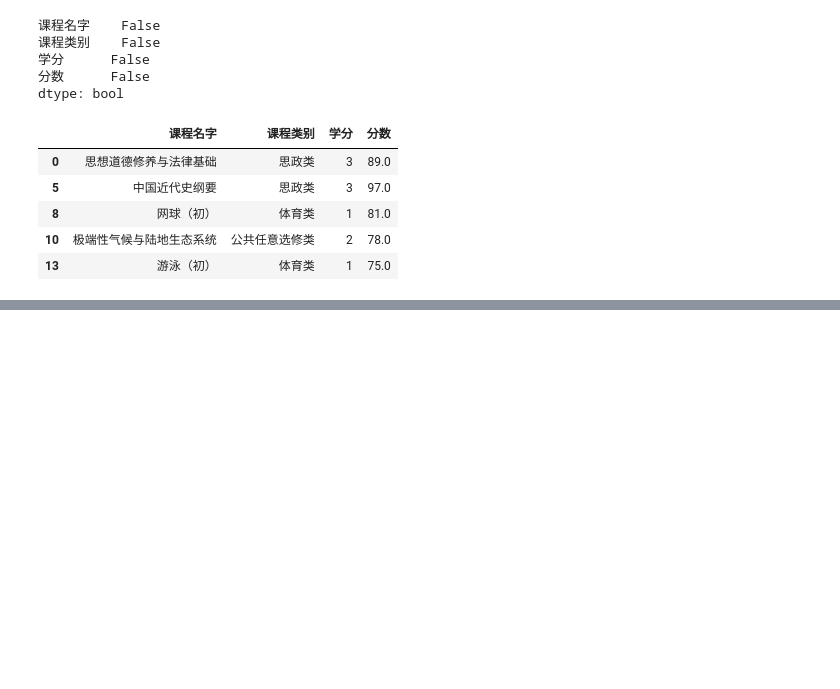
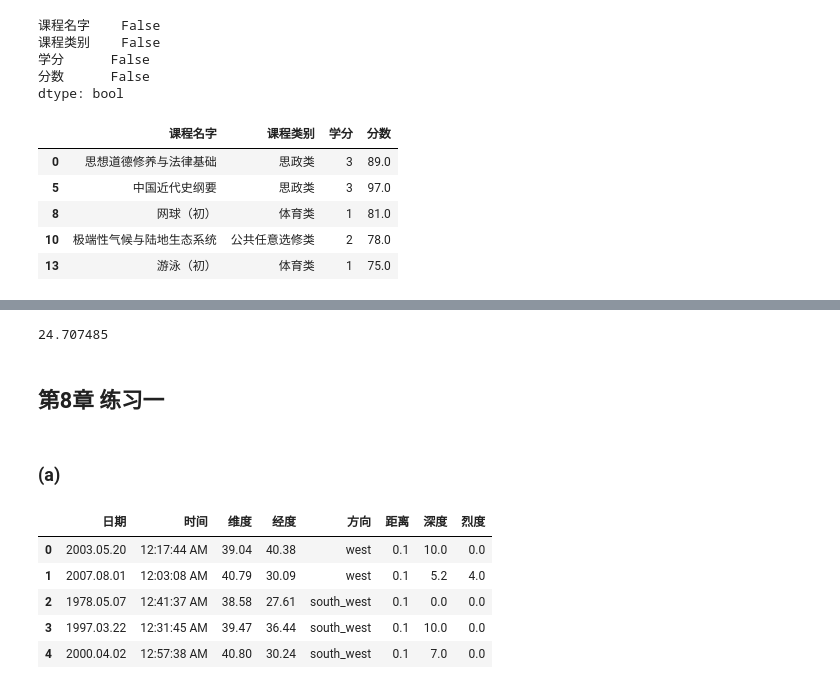
Before and after one commit to datawhalechina/joyful-pandas, a Jupyter notebook: 参考答案.ipynb, the cells around one changed output, grey strips where cells are left out. Drawn from its saved outputs; the diff is of its cells as text; code cells hidden in the pictures; blank space fills up the shorter version.

```diff
--- a/参考答案.ipynb
+++ b/参考答案.ipynb
@@ -569,0 +887,19 @@ common3.head()
+# %%
+df.loc[[28,122,332],'col3'] = [355.3567,9056.2253, 3534.6554]
+df['col3'].astype('float').mean()
+# %% [output]
+24.707485
+# %% [markdown]
+## 第8章 练习一
+# %% [markdown]
+### (a)
+# %%
+df = pd.read_csv('data/Earthquake.csv')
+df.head()
+# %% [output]
+|  | 日期 | 时间 | 维度 | 经度 | 方向 | 距离 | 深度 | 烈度 |
+| 0 | 2003.05.20 | 12:17:44 AM | 39.04 | 40.38 | west | 0.1 | 10.0 | 0.0 |
+| 1 | 2007.08.01 | 12:03:08 AM | 40.79 | 30.09 | west | 0.1 | 5.2 | 4.0 |
+| 2 | 1978.05.07 | 12:41:37 AM | 38.58 | 27.61 | south_west | 0.1 | 0.0 | 0.0 |
+| 3 | 1997.03.22 | 12:31:45 AM | 39.47 | 36.44 | south_west | 0.1 | 10.0 | 0.0 |
+| 4 | 2000.04.02 | 12:57:38 AM | 40.80 | 30.24 | south_west | 0.1 | 7.0 | 0.0 |
```
Also changed, not shown: parts of 55 cells of this notebook, 21 other files.
